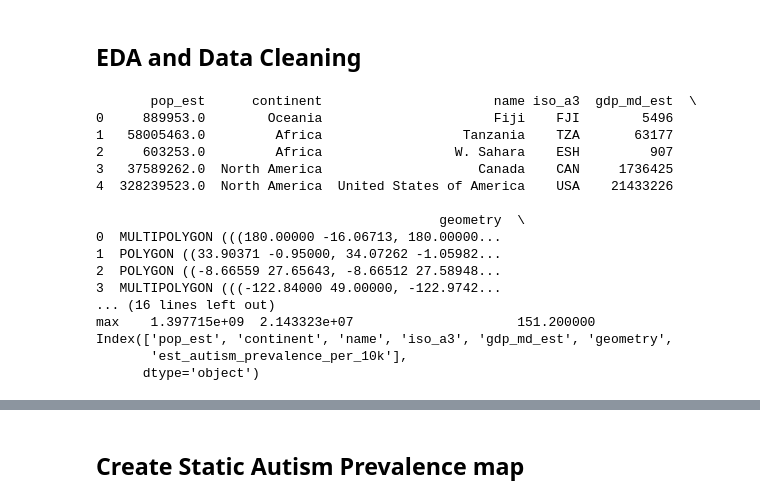
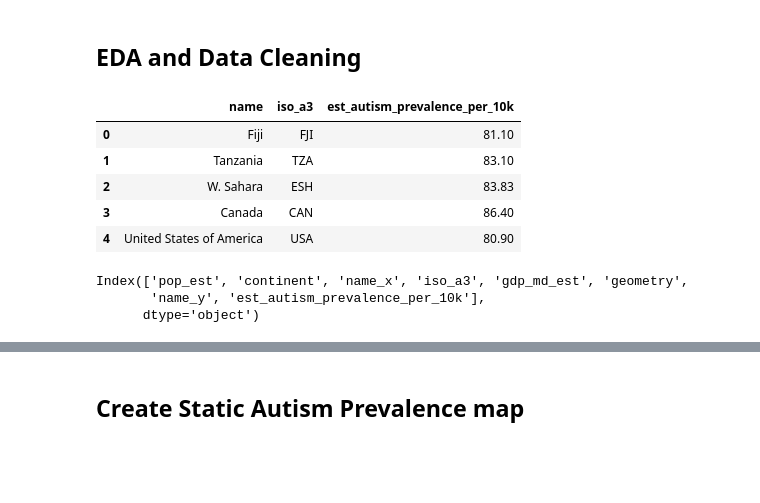
Before and after one commit to ADWilk19/autism_employment, a Jupyter notebook: notebooks/world_autism_prevalence_map_notes.ipynb, the cells around one changed output, grey strips where cells are left out. Saved outputs shown, nothing was run; the diff lists cells and outputs as text; code cells hidden in the pictures; blank space fills up the shorter version.

```diff
--- a/notebooks/world_autism_prevalence_map_notes.ipynb
+++ b/notebooks/world_autism_prevalence_map_notes.ipynb
@@ -45,27 +38,22 @@ aut.head()
 # %%
-df = pd.read_csv('/Users/alexwilkinson/code/ADWilk19/autism_employment/raw_data/world_autism_prevalence/autism_world_prevalence.csv')
+filepath = '/Users/alexwilkinson/code/ADWilk19/autism_employment/raw_data/world_autism_prevalence/autism_world_prevalence.csv'
+df = pd.read_csv(filepath)
+df.head()
+# %% [output]
+|  | name | iso_a3 | est_autism_prevalence_per_10k |
+| 0 | Fiji | FJI | 81.10 |
+| 1 | Tanzania | TZA | 83.10 |
+| 2 | W. Sahara | ESH | 83.83 |
+| 3 | Canada | CAN | 86.40 |
+| 4 | United States of America | USA | 80.90 |
 # %%
 # Merge world and aut DataFrames
-merged=pd.merge(world,df,on='name')
+merged=pd.merge(world,df,on='iso_a3')
 # Take a look at the DataFrame
-print(merged.head())
-print(merged.describe())
+# merged.head()
+# print(merged.describe())
 print(merged.columns)
 # %% [output]
-       pop_est      continent                      name iso_a3  gdp_md_est  \
-0     889953.0        Oceania                      Fiji    FJI        5496
-1   58005463.0         Africa                  Tanzania    TZA       63177
-2     603253.0         Africa                 W. Sahara    ESH         907
-3   37589262.0  North America                    Canada    CAN     1736425
-4  328239523.0  North America  United States of America    USA    21433226
-
-                                            geometry  \
-0  MULTIPOLYGON (((180.00000 -16.06713, 180.00000...
-1  POLYGON ((33.90371 -0.95000, 34.07262 -1.05982...
-2  POLYGON ((-8.66559 27.65643, -8.66512 27.58948...
-3  MULTIPOLYGON (((-122.84000 49.00000, -122.9742...
-... (16 lines left out)
-max    1.397715e+09  2.143323e+07                     151.200000
-Index(['pop_est', 'continent', 'name', 'iso_a3', 'gdp_md_est', 'geometry',
-       'est_autism_prevalence_per_10k'],
+Index(['pop_est', 'continent', 'name_x', 'iso_a3', 'gdp_md_est', 'geometry',
+       'name_y', 'est_autism_prevalence_per_10k'],
       dtype='object')
```
Also changed, not shown: parts of 9 cells of this notebook.
